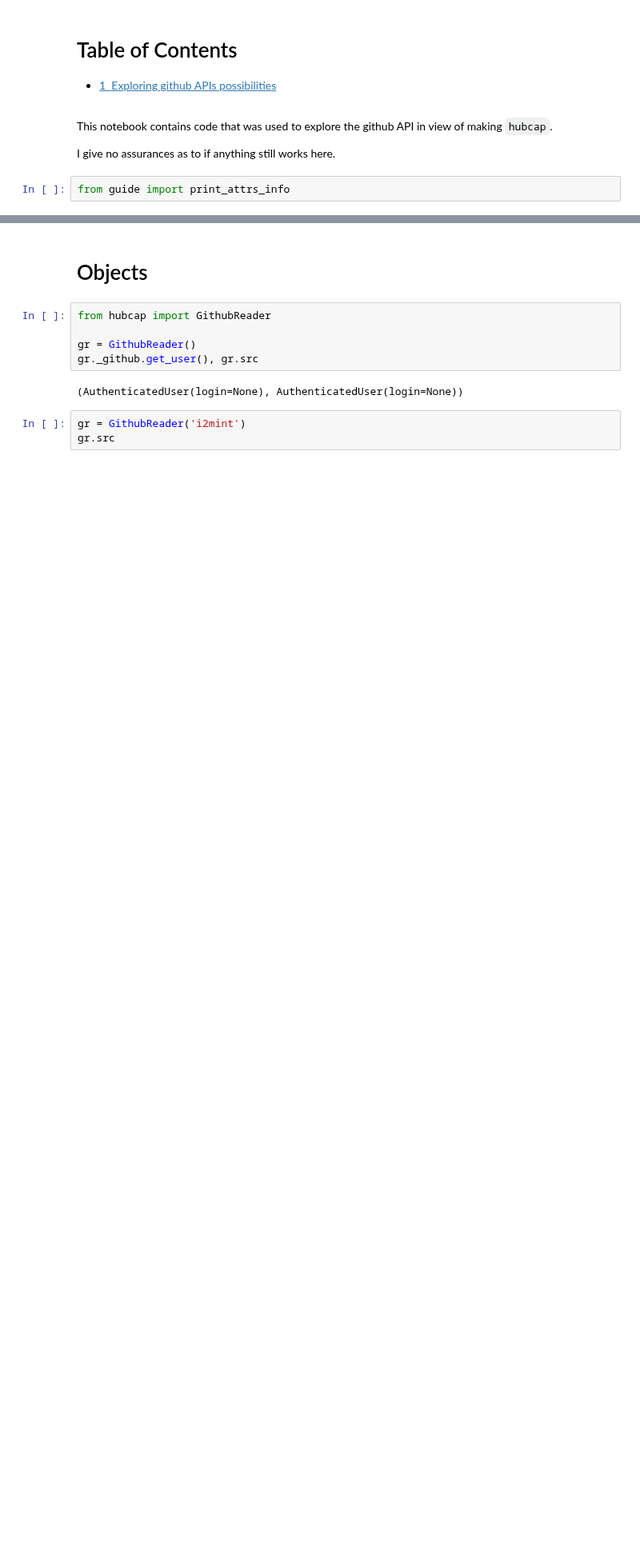
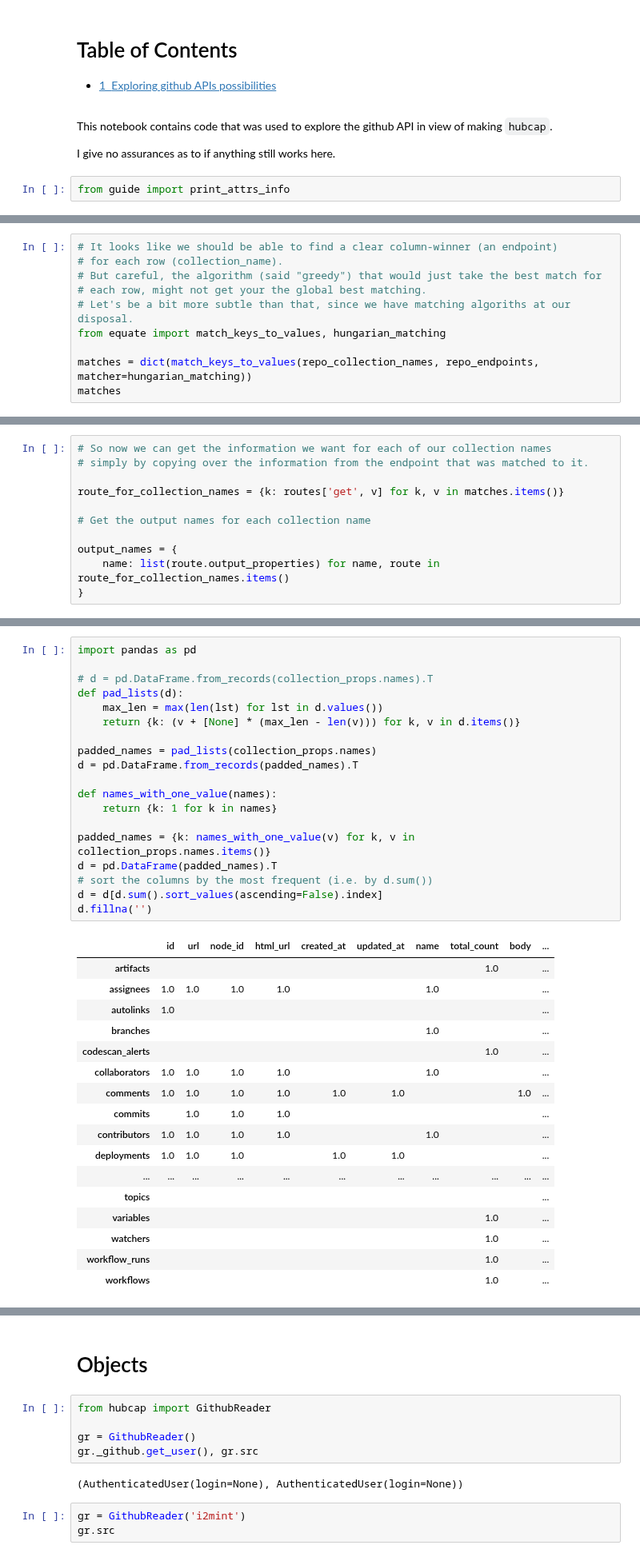
Before and after one commit to thorwhalen/hubcap, a Jupyter notebook: misc/Hubcap Construction Site.ipynb, the cells around one changed output, grey strips where cells are left out. Shown at 80% size. Saved outputs shown, nothing was run; the diff lists cells and outputs as text; blank space fills up the shorter version.

```diff
--- a/misc/Hubcap Construction Site.ipynb
+++ b/misc/Hubcap Construction Site.ipynb
@@ -10,0 +190,10 @@ from guide import print_attrs_info
+# %%
+# It looks like we should be able to find a clear column-winner (an endpoint)
+# for each row (collection_name).
+# But careful, the algorithm (said "greedy") that would just take the best match for
+# each row, might not get your the global best matching.
+# Let's be a bit more subtle than that, since we have matching algoriths at our disposal.
+from equate import match_keys_to_values, hungarian_matching
+
+matches = dict(match_keys_to_values(repo_collection_names, repo_endpoints, matcher=hungarian_matching))
+matches
@@ -10,0 +218,11 @@ from guide import print_attrs_info
+# %%
+# So now we can get the information we want for each of our collection names
+# simply by copying over the information from the endpoint that was matched to it.
+
+route_for_collection_names = {k: routes['get', v] for k, v in matches.items()}
+
+# Get the output names for each collection name
+
+output_names = {
+    name: list(route.output_properties) for name, route in route_for_collection_names.items()
+}
@@ -10,0 +279,37 @@ from guide import print_attrs_info
+# %%
+import pandas as pd
+
+# d = pd.DataFrame.from_records(collection_props.names).T
+def pad_lists(d):
+    max_len = max(len(lst) for lst in d.values())
+    return {k: (v + [None] * (max_len - len(v))) for k, v in d.items()}
+
+padded_names = pad_lists(collection_props.names)
+d = pd.DataFrame.from_records(padded_names).T
+
+def names_with_one_value(names):
+    return {k: 1 for k in names}
+
+padded_names = {k: names_with_one_value(v) for k, v in collection_props.names.items()}
+d = pd.DataFrame(padded_names).T
+# sort the columns by the most frequent (i.e. by d.sum())
+d = d[d.sum().sort_values(ascending=False).index]
+d.fillna('')
+# %% [output]
+|  | id | url | node_id | html_url | created_at | updated_at | name | total_count | body | ... |
+| artifacts |  |  |  |  |  |  |  | 1.0 |  | ... |
+| assignees | 1.0 | 1.0 | 1.0 | 1.0 |  |  | 1.0 |  |  | ... |
+| autolinks | 1.0 |  |  |  |  |  |  |  |  | ... |
+| branches |  |  |  |  |  |  | 1.0 |  |  | ... |
+| codescan_alerts |  |  |  |  |  |  |  | 1.0 |  | ... |
+| collaborators | 1.0 | 1.0 | 1.0 | 1.0 |  |  | 1.0 |  |  | ... |
+| comments | 1.0 | 1.0 | 1.0 | 1.0 | 1.0 | 1.0 |  |  | 1.0 | ... |
+| commits |  | 1.0 | 1.0 | 1.0 |  |  |  |  |  | ... |
+| contributors | 1.0 | 1.0 | 1.0 | 1.0 |  |  | 1.0 |  |  | ... |
+| deployments | 1.0 | 1.0 | 1.0 |  | 1.0 | 1.0 |  |  |  | ... |
+| ... | ... | ... | ... | ... | ... | ... | ... | ... | ... | ... |
+| topics |  |  |  |  |  |  |  |  |  | ... |
+| variables |  |  |  |  |  |  |  | 1.0 |  | ... |
+| watchers |  |  |  |  |  |  |  | 1.0 |  | ... |
+| workflow_runs |  |  |  |  |  |  |  | 1.0 |  | ... |
+| workflows |  |  |  |  |  |  |  | 1.0 |  | ... |
```
Also changed, not shown: parts of 94 cells of this notebook, 7 other files.
